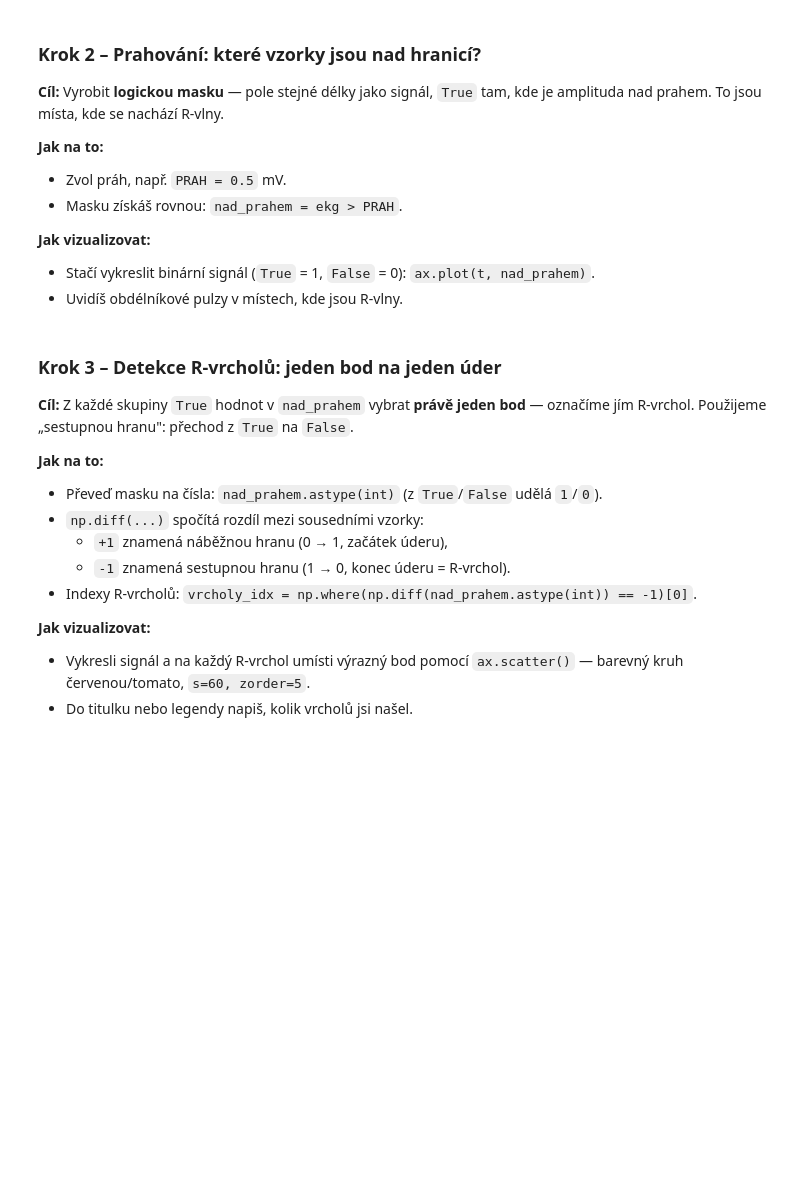
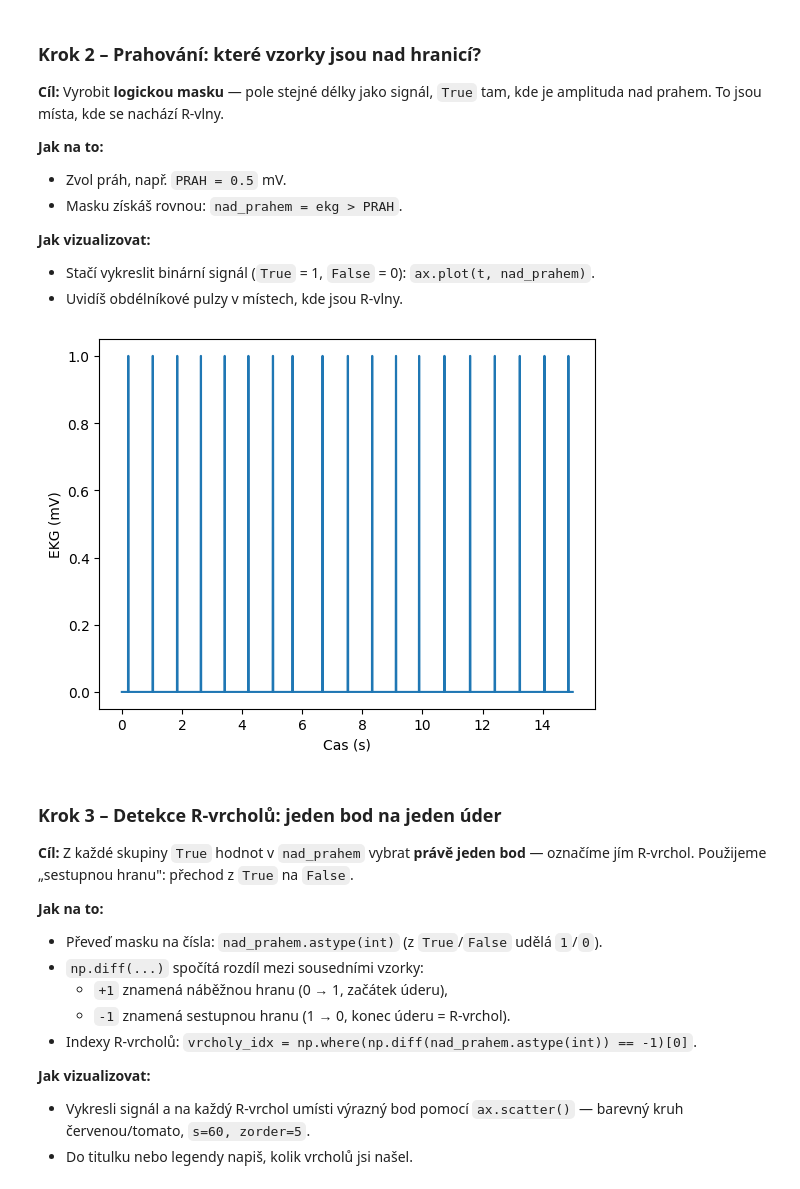
Before and after one commit to MatusJurcak1/prg-exercise-12, a Jupyter notebook: cviceni_12_ekg.ipynb, the cells around one changed output. Drawn from its saved outputs; the diff is of its cells as text; code cells hidden in the pictures; blank space fills up the shorter version.

```diff
--- a/cviceni_12_ekg.ipynb
+++ b/cviceni_12_ekg.ipynb
@@ -114,10 +114,16 @@ To jsou místa, kde se nachází R-vlny.
 # %%
 PRAH = 0.5
 
 # 1) Vytvoř logickou masku "ekg nad prahem"
-nad_prahem = ...
+nad_prahem = ekg > PRAH
 
 # 2) Vykresli binární signál nad_prahem v čase
+plt.plot(t, nad_prahem)
+plt.xlabel("Cas (s)")
+plt.ylabel("EKG (mV)")
+plt.show()
+# %% [output]
+[figure, added]
 # %% [markdown]
 ### Krok 3 – Detekce R-vrcholů: jeden bod na jeden úder
 
```
Also changed, not shown: parts of 3 cells of this notebook.
